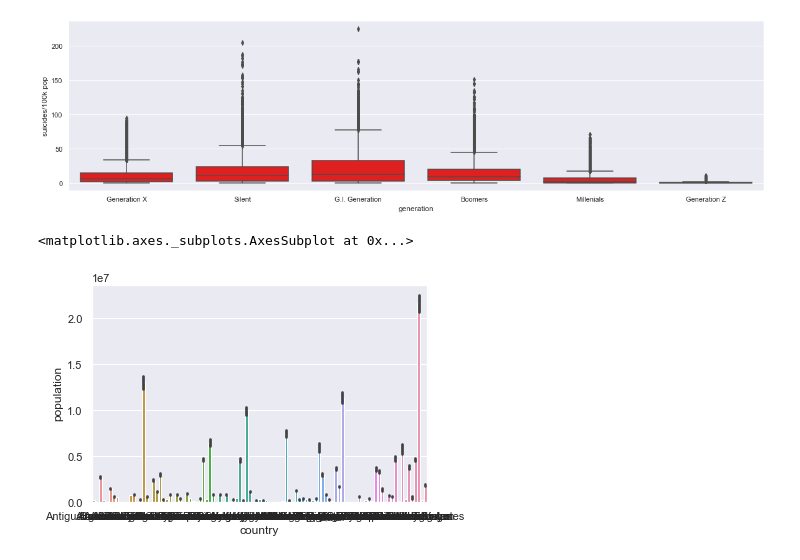
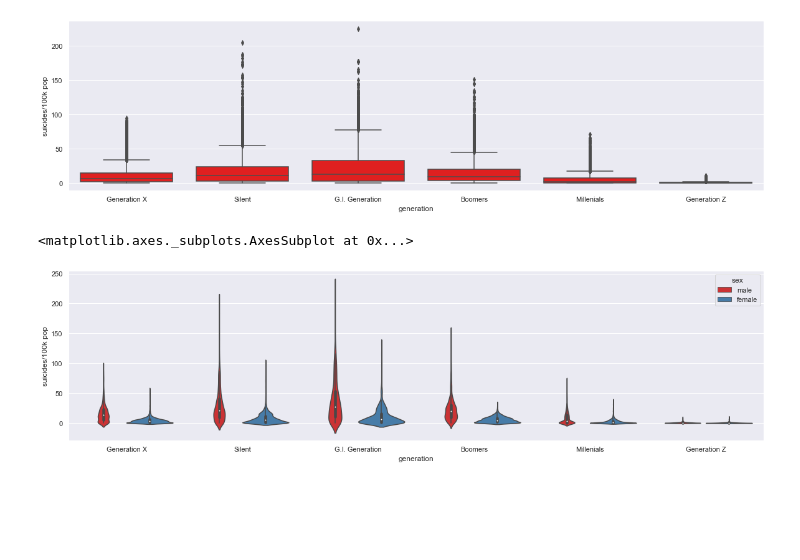
Before and after one commit to KemmieKemy/suicide_rates_EDA, a Jupyter notebook: suicide_analysis.ipynb, the cells around one changed output. Saved outputs shown, nothing was run; the diff lists cells and outputs as text; code cells hidden in the pictures; blank space fills up the shorter version.

```diff
--- a/suicide_analysis.ipynb
+++ b/suicide_analysis.ipynb
@@ -157,7 +155,10 @@ sns.boxplot(
 <matplotlib.axes._subplots.AxesSubplot at 0x...>
 [figure]
 # %%
-sns.barplot(x='country',y='population',data=suicide_data)
+#sns.barplot(x='country',y='population',data=suicide_data)
-# %% [output]
-<matplotlib.axes._subplots.AxesSubplot at 0x...>
-[figure, removed]
+# %%
+plt.figure(figsize=(20,5))
+sns.violinplot(x="generation",y="suicides/100k pop",data=suicide_data,hue='sex',palette='Set1')
+# %% [output]
+<matplotlib.axes._subplots.AxesSubplot at 0x...>
+[figure, added]
```
Also changed, not shown: parts of 2 cells of this notebook.
